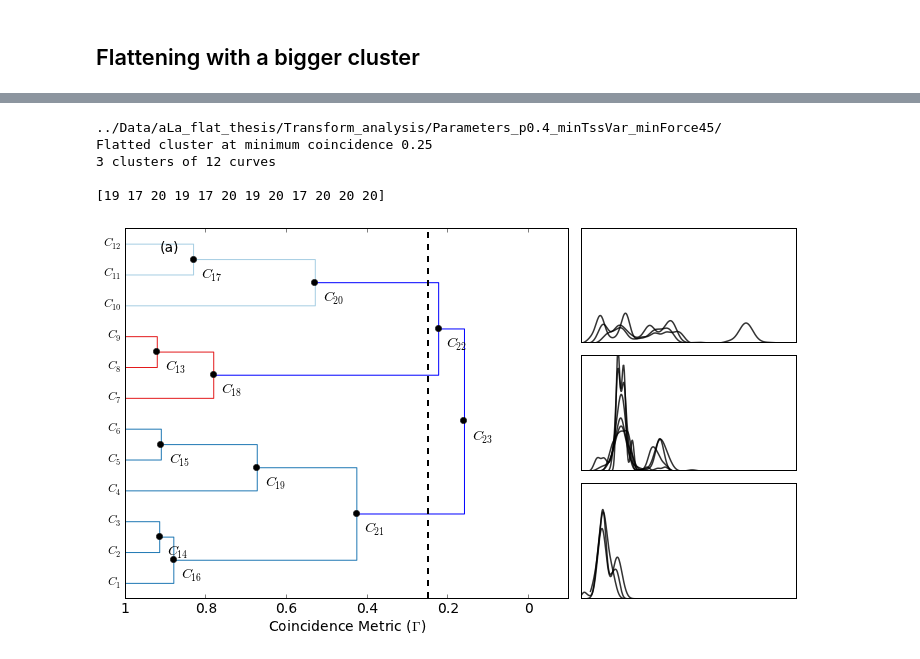
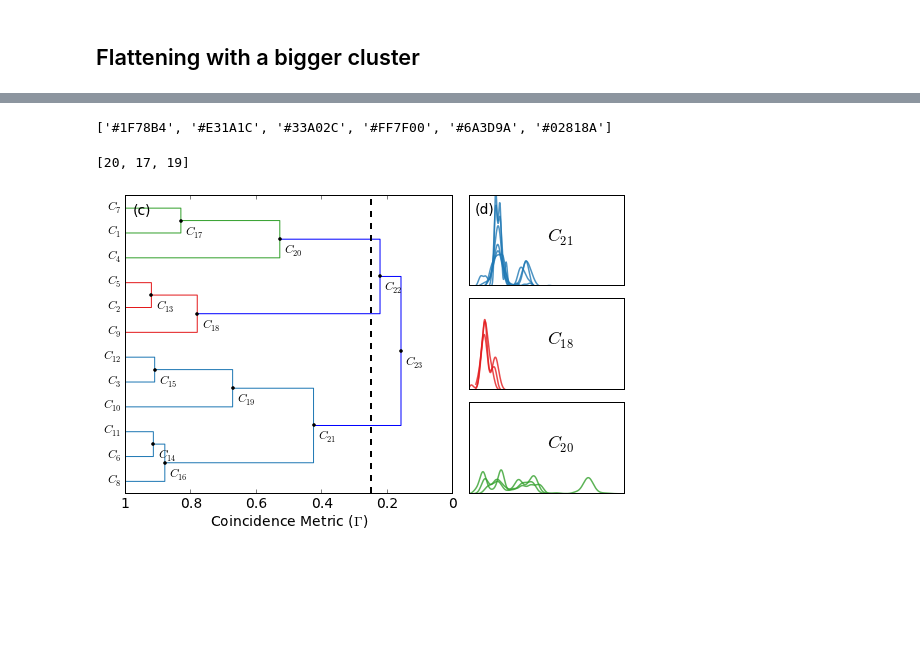
Before and after one commit to hilaryjoyce/smfs-data-analysis, a Jupyter notebook: Thesis figures - Analysis Outline.ipynb, the cells around one changed output, grey strips where cells are left out. Saved outputs shown, nothing was run; the diff lists cells and outputs as text; code cells hidden in the pictures; blank space fills up the shorter version.

```diff
--- a/Thesis figures.ipynb
+++ b/Thesis figures - Analysis Outline.ipynb
@@ -1853,4 +1781,0 @@ Flatted cluster at minimum coincidence 0.25
-# %%
-for cluster in cluster_list:
-    print cluster
-    print
@@ -1869,59 +1782,69 @@ Cluster 2 with 3 curves.
+# %%
+dark_cpool = [cpool[0]] + [cpool[1]] + [cpool[6]] + [cpool[8]] + [cpool[11]] + [cpool[7]]
+# %%
+print dark_cpool
+# %% [output]
+['#1F78B4', '#E31A1C', '#33A02C', '#FF7F00', '#6A3D9A', '#02818A']
 # %%
-figsize(10,6)
-ax = subplot2grid((3,3), (0,0), rowspan=3, colspan=2)
-set_link_color_palette(cpool)
-dendro = dendrogram(coam.Z, no_labels=False, orientation="left", count_sort=True);
+figsize(10,5)
+ax = subplot2grid((3,4), (0,0), rowspan=3, colspan=2)
+set_link_color_palette(dark_cpool)
+dendro = dendrogram(coam.Z, no_labels=False, orientation="left", distance_sort=True, color_threshold=0.75);
 nx = asarray([round(d[1],5) for d in dendro['dcoord']])
 ny = asarray([(i[1]+i[2])/2 for i in dendro['icoord']])
 args = argsort(nx)
 nx = nx[args]
 ny = ny[args]
+leaves = asarray([int(i) for i in dendro['ivl']])
 ylabel('')
 yloc = yticks()[0]
-ynew = ['$C_{%d}$' % (i+1) for i in range(0,N)]
+ynew = ['$C_{%d}$' % (i+1) for i in leaves]
 yticks(yloc, ynew, size=12)
 xticks([1, 0.8, 0.6, 0.4, 0.2, 0], [0, 0.2, 0.4, 0.6, 0.8, 1])
-xlim(0,1.1)
+xlim(0,1.0)
 xticks(fontsize=14)
 xlabel('Coincidence Metric ($\Gamma$)', size=14)
-text(0.1, 0.95,'(a)',
+text(0.05, 0.95,'(c)',
      horizontalalignment='center',
      verticalalignment='center',
      transform = ax.transAxes, size = 14)
 i = N
 for [x, y] in zip(nx, ny):
-    plot(x, y, 'ko')
-    text(x+0.02, y-6, '$C_{%d}$' % (i+1), fontsize=14)
+    plot(x, y, 'ko', ms=3)
+    text(x+0.015, y-6, '$C_{%d}$' % (i+1), fontsize=12)
     i = i+1
 cutx = [0.75, 0.75]
 ylims = ylim()
 plot(cutx, ylims, 'k--', lw=2)
 
 # Get flat clusters at d = 0.75
 
 F = c.FlatClusters(coam, 0.25)
-print F
 M = F.number
-cluster_list = [c.Cluster(F, i) for i in range(0,M)]
-cluster_ids = F.get_flat_ids()
-
+cluster_list = [c.Cluster(F, i) for i in range(1,M+1)]
+cids = F.list_hier_ids()
+print cids
 i = 0
 for cluster in cluster_list:
+    cid = cids[i]
     lcd_s = cluster.get_shifted_Lc_density_arrays()
-    ax = subplot2grid((3,3), (i,2))
+    ax = subplot2grid((3,4), (i,2))
     for lcd in lcd_s:
-        plot(lcd[0], lcd[1], 'k-', lw=1.5, alpha=0.8)
+        plot(lcd[0], lcd[1], '-', lw=1.5, alpha=0.8, color=dark_cpool[i])
+    text(50,0.1, '$C_{%g}$' % (cid+1), fontsize=18)
     xlim(0,100)
     ylim(0,0.2)
     yticks([])
     xticks([])
+    if i == 0:
+        text(0.1, 0.85,'(d)',
+             horizontalalignment='center',
+             verticalalignment='center',
+             transform = ax.transAxes, size = 14)
     i = i+1
 tight_layout()
+savefig('%scluster_12to3.pdf' % fig_folder)
 # %% [output]
-../Data/aLa_flat_thesis/Transform_analysis/Parameters_p0.4_minTssVar_minForce45/
-Flatted cluster at minimum coincidence 0.25
-3 clusters of 12 curves
-
-[19 17 20 19 17 20 19 20 17 20 20 20]
+[20, 17, 19]
-[figure, old version]
+[figure, new version]
 # %%
```
Also changed, not shown: parts of 16 cells of this notebook, 1 other file.
